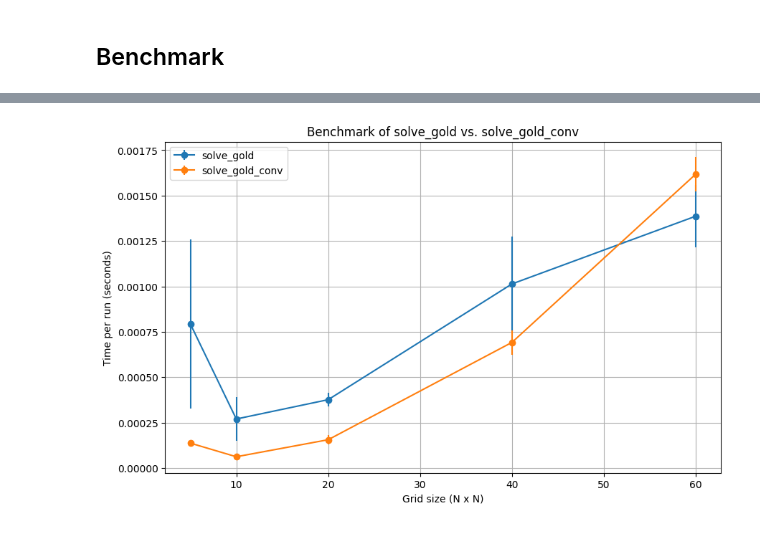
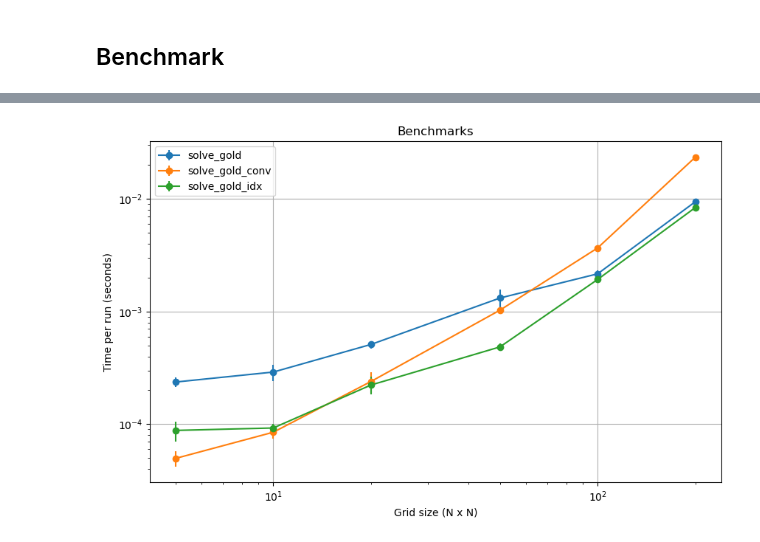
Before and after one commit to Jookare/advent-of-code, a Jupyter notebook: day-04/benchmark.ipynb, the cells around one changed output, grey strips where cells are left out. Saved outputs shown, nothing was run; the diff lists cells and outputs as text; code cells hidden in the pictures.

Commit message:
Added roll-less solution.

```diff
--- a/day-04/benchmark.ipynb
+++ b/day-04/benchmark.ipynb
@@ -33,15 +34,20 @@ import numpy as np
 import time
 import matplotlib.pyplot as plt
 
+ijs = [
+    (i - 1, j - 1)
+    for i in range(3)
+    for j in range(3)
+    if not (i == 1 and j == 1)
+]
+
+
 def create_sum_array(index_grid):
     sum_array = np.zeros_like(index_grid)
-    for i in [1,0,-1]:
-        for j in [1, 0, -1]:
-            if i == 0 and j == 0:
-                continue
-            else:
-                sum_array += np.roll(index_grid, (i,j), axis=(0,1))
+    for i, j in ijs:
+        sum_array += np.roll(index_grid, (i, j), axis=(0, 1))
     return sum_array
+
 
 def solve_gold(inputs):
     map = {"@": 1, ".": 0}
@@ -106,11 +149,13 @@ def random_input(n, m):
     return [''.join(np.random.choice(chars, m)) for _ in range(n)]
 
 # grid sizes
-sizes = [5, 10, 20, 40, 60, 80, 100, 150, 200, 300]
+sizes = [5, 10, 20, 50, 100, 200]
 gold_means = []
 gold_stds = []
 conv_means = []
 conv_stds = []
+idx_means = []
+idx_stds = []
 
 for n in sizes:
     print(f"Benchmarking size: {n}x{n}")
@@ -126,16 +171,27 @@ for n in sizes:
     conv_means.append(t_conv.average)
     conv_stds.append(t_conv.stdev)
 
+    # ---- solve_gold_idx ----
+    t_idx = %timeit -o -n20 solve_gold_indexing(inp)
+    idx_means.append(t_idx.average)
+    idx_stds.append(t_idx.stdev)
+
 #  PLOT RESULTS
 
 plt.figure(figsize=(10,6))
-plt.errorbar(sizes, gold_means, yerr=gold_stds, marker='o', label="solve_gold")
-plt.errorbar(sizes, conv_means, yerr=conv_stds, marker='o', label="solve_gold_conv")
+plt.errorbar(
+    sizes, gold_means, yerr=gold_stds, marker='o', label="solve_gold")
+plt.errorbar(
+    sizes, conv_means, yerr=conv_stds, marker='o', label="solve_gold_conv")
+plt.errorbar(
+    sizes, idx_means, yerr=idx_stds, marker='o', label="solve_gold_idx")
 
 plt.xlabel("Grid size (N x N)")
 plt.ylabel("Time per run (seconds)")
-plt.title("Benchmark of solve_gold vs. solve_gold_conv")
+plt.title("Benchmarks")
 plt.grid(True)
+plt.xscale("log")
+plt.yscale("log")
 plt.legend()
 plt.show()
 # %% [output]
@@ -158 +215 @@ Benchmarking size: 60x60
-[figure, old version]
+[figure, new version]
```
Also changed, not shown: parts of 5 cells of this notebook.
